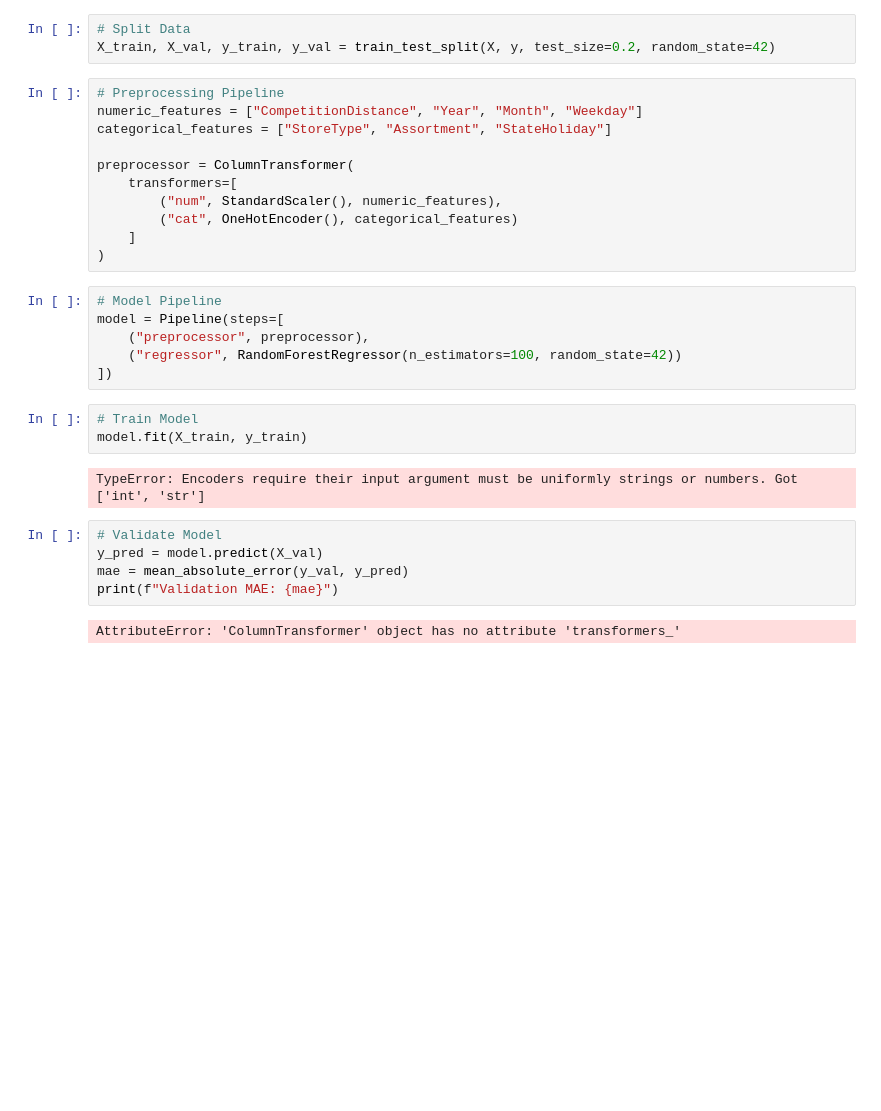
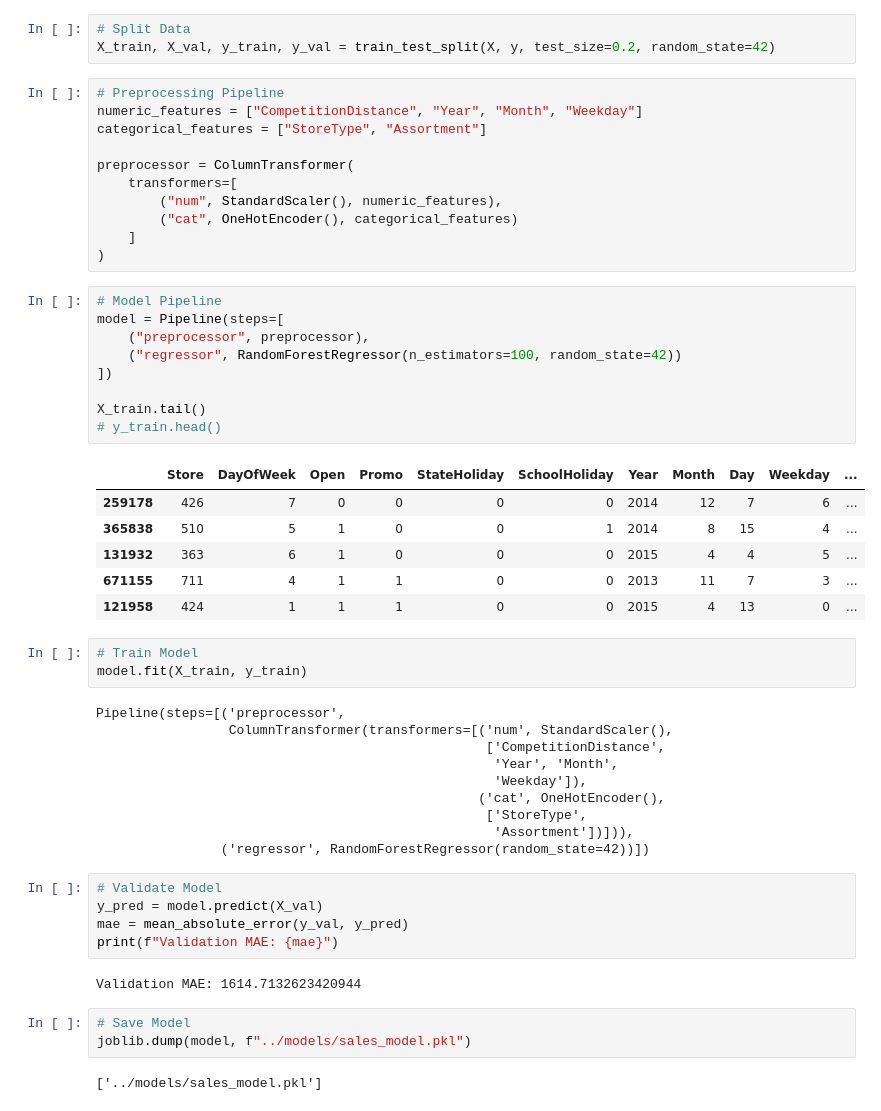
Before and after one commit to EbenGitHub/10-academy-week-4, a Jupyter notebook: notebook/task_2.ipynb, the cells around one changed output. Drawn from its saved outputs; the diff is of its cells as text; blank space fills up the shorter version.

Commit message:
fix issue with numerical and categorical data breaking the training step

```diff
--- a/notebook/task_2.ipynb
+++ b/notebook/task_2.ipynb
@@ -76,7 +86,7 @@ X_train, X_val, y_train, y_val = train_test_split(X, y, test_size=0.2, random_st
 # %%
 # Preprocessing Pipeline
 numeric_features = ["CompetitionDistance", "Year", "Month", "Weekday"]
-categorical_features = ["StoreType", "Assortment", "StateHoliday"]
+categorical_features = ["StoreType", "Assortment"]
 
 preprocessor = ColumnTransformer(
     transformers=[
@@ -87,18 +97,41 @@ preprocessor = ColumnTransformer(
 # %%
 # Model Pipeline
 model = Pipeline(steps=[
     ("preprocessor", preprocessor),
     ("regressor", RandomForestRegressor(n_estimators=100, random_state=42))
 ])
+
+X_train.tail()
+# y_train.head()
+# %% [output]
+|  | Store | DayOfWeek | Open | Promo | StateHoliday | SchoolHoliday | Year | Month | Day | Weekday | ... |
+| 259178 | 426 | 7 | 0 | 0 | 0 | 0 | 2014 | 12 | 7 | 6 | ... |
+| 365838 | 510 | 5 | 1 | 0 | 0 | 1 | 2014 | 8 | 15 | 4 | ... |
+| 131932 | 363 | 6 | 1 | 0 | 0 | 0 | 2015 | 4 | 4 | 5 | ... |
+| 671155 | 711 | 4 | 1 | 1 | 0 | 0 | 2013 | 11 | 7 | 3 | ... |
+| 121958 | 424 | 1 | 1 | 1 | 0 | 0 | 2015 | 4 | 13 | 0 | ... |
 # %%
 # Train Model
 model.fit(X_train, y_train)
 # %% [output]
-TypeError: Encoders require their input argument must be uniformly strings or numbers. Got ['int', 'str']
+Pipeline(steps=[('preprocessor',
+                 ColumnTransformer(transformers=[('num', StandardScaler(),
+                                                  ['CompetitionDistance',
+                                                   'Year', 'Month',
+                                                   'Weekday']),
+                                                 ('cat', OneHotEncoder(),
+                                                  ['StoreType',
+                                                   'Assortment'])])),
+                ('regressor', RandomForestRegressor(random_state=42))])
 # %%
 # Validate Model
 y_pred = model.predict(X_val)
 mae = mean_absolute_error(y_val, y_pred)
 print(f"Validation MAE: {mae}")
 # %% [output]
-AttributeError: 'ColumnTransformer' object has no attribute 'transformers_'
+Validation MAE: 1614.7132623420944
+# %%
+# Save Model
+joblib.dump(model, f"../models/sales_model.pkl")
+# %% [output]
+['../models/sales_model.pkl']
```
Also changed, not shown: parts of 1 cell of this notebook, 2 other files.
